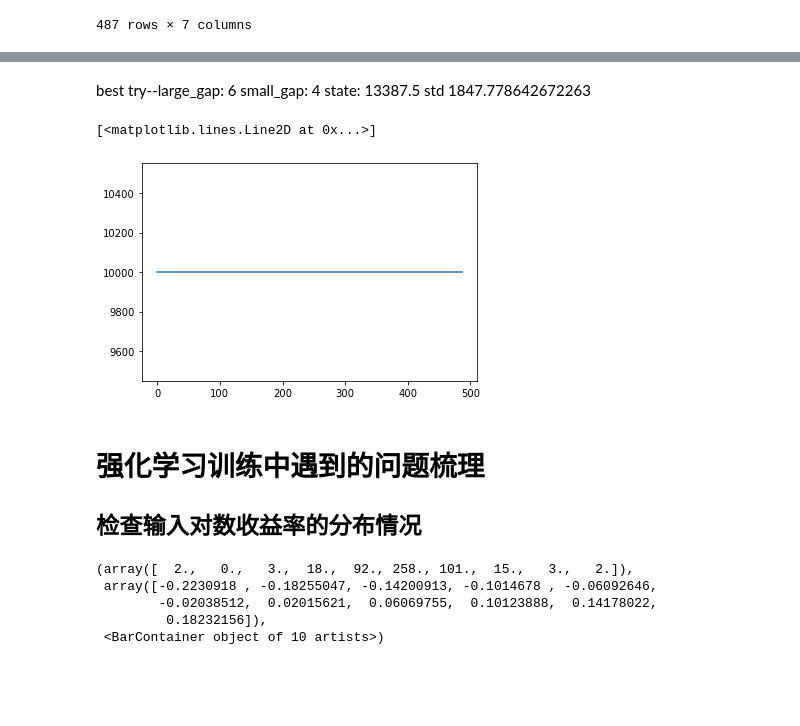
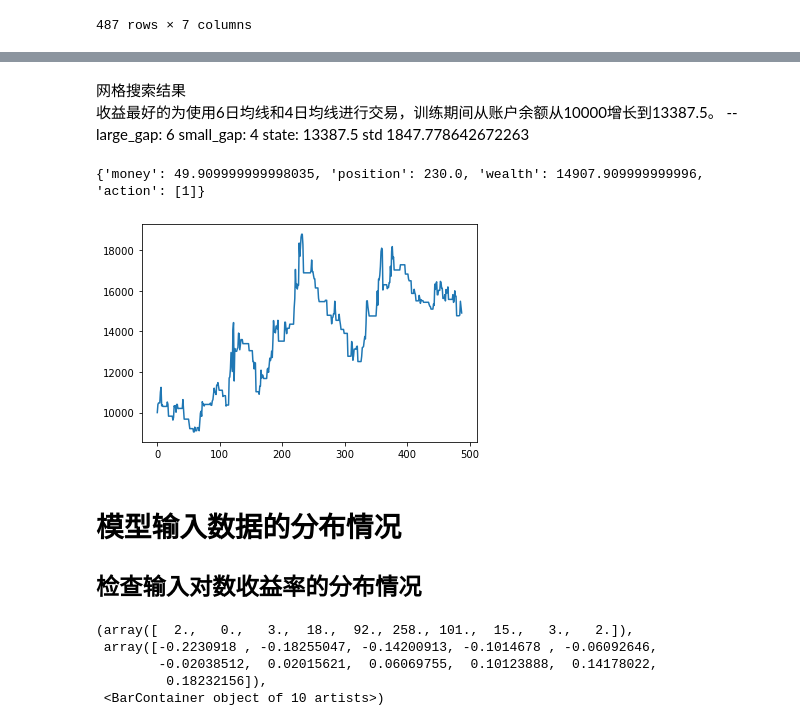
Before and after one commit to Cyberpunker2011/single_stock_trading_Actor-Critic, a Jupyter notebook: Stock_Trading_AC.ipynb, the cells around one changed output, grey strips where cells are left out. Drawn from its saved outputs; the diff is of its cells as text; code cells hidden in the pictures; blank space fills up the shorter version.

```diff
--- a/Stock_Trading_AC.ipynb
+++ b/Stock_Trading_AC.ipynb
@@ -290,3 +276,0 @@ def compute_loss(logits, actions, rewards_aaa):
-# %%
-def calculate_reward():
-    pass
@@ -305,8 +292,8 @@ one_stock_data=train_data[stock]
 '''直接利用价格作为模型输入'''
 x=np.array([one_stock_data[i-T:i] for i in range(T,len(one_stock_data))])
 '''尝试将x标准化'''
-# x=(x-np.mean(x))/np.std(x)
-trade_model=trade_bot(32,3,input_num=(T+2))
+x=(x-np.mean(x))/np.std(x)
+trade_model=trade_bot(128,3,input_num=(T+2))
 trader1=agent(initial_capital=10000,stock_list=[stock])
 mrk1=market_env(train_data,stock)
 # %% [markdown]
@@ -322,9 +309,10 @@ episode=50
 learning_rate = 1e-7
 optimizer = tf.keras.optimizers.Adam(learning_rate)
 record=[]
+loss_history=[]
 milestone=0
 
-former_layer_weight=trade_model.get_weights()
+# former_layer_weight=trade_model.get_weights()
 
 for k in range(episode):
     '''初始化模型state 和 起始资金'''
@@ -338,7 +326,7 @@ for k in range(episode):
     with tf.GradientTape() as tape:
         '''根据当前模型预测交易行为0卖，1买，2不变'''
         for i,j in zip(range(len(mrk1.data.index[T-1:-2])),mrk1.data.index[T-1:-2]):
-            # observation=np.expand_dims(x[i],axis=0)
+
             '''这里的observation只有前T日的价格，但模型不收敛，考虑加特征维度:将T日平均，和T/2日平均加入输入'''
             observation=np.append(x[i],[np.mean(x[i]),np.mean(x[i][-round(T/2)::])])
             observation=tf.expand_dims(observation,axis=0)
@@ -351,7 +339,6 @@ for k in range(episode):
             action=trader1.take_action(logit)
             actions=actions.write(i, tf.squeeze(action))
             d_state=mrk1.reveive_action(action,trader1.state,j)
-            # print(d_state)
             trader1.update_state(d_state)
             trader1.update_memory(j)
 
@@ -368,29 +355,17 @@ for k in range(episode):
 
 
         reward_sdz=(trader1.memory['reward']-np.mean(trader1.memory['reward']))/(np.std(trader1.memory['reward'])+0.00001)
-            # reward_sdz=(trader1.memory['reward'])/np.std(trader1.memory['reward'])
-            # reward_sdz=(trader1.memory['reward'])
 
         reward_sdz=tf.convert_to_tensor(reward_sdz.fillna(0),dtype=tf.float32)
-        vanila_reward=trader1.memory['reward']
-        vanila_reward=vanila_reward.fillna(0)
-            # print('reward:',reward_sdz)
-            # print(np.shape(obs_set))
-            # print(obs_set)
 
         '''模型参数更新'''
-        # actions=tf.convert_to_tensor(np.squeeze(np.squeeze(trader1.action_sequence,axis=1),axis=1))
-        # logits=tf.convert_to_tensor(np.squeeze(trader1.logits,axis=1),dtype=tf.float32)
-
         actions=actions.stack()
         logits=logits.stack()
 
-        # print('logits:',tf.shape(logits))
-        # print('actions:',tf.shape(actions))
-        # print('rewards:',tf.shape(reward_sdz))
         loss=compute_loss(logits,actions,reward_sdz)
         # print('loss',loss)
 
+    loss_history.append(loss)
     grads=tape.gradient(loss,trade_model.trainable_variables)
     # print('grads',grads)
     optimizer.apply_gradients(zip(grads, trade_model.trainable_variables))
@@ -629,11 +589,13 @@ class base_trader():
         self.memory['reward']=self.memory['reward'].shift(-1)
         self.action=self.memory['action']
 # %%
+'''对均线策略中的两条均线进行网格搜索，搜索出收益最好的两条均线，搜索范围可以自由确定，这里定位最长为11日均线'''
 stock_code='688008'
-# for T in range(1,11):
-for T in [6]:
-    # for p in range(1,T):
-    for p in [3]:
+max_record=0
+for T in range(1,11):
+# for T in [6]:
+    for p in range(1,T):
+    # for p in [4]:
         x_2=np.array([train_data[stock_code][i-T:i] for i in range(T,len(train_data[stock_code]))])
         trader_base=base_trader(initial_capital=10000,stock_list=[stock_code])
         mrk1=market_env(train_data,stock_code)
@@ -644,6 +606,10 @@ for T in [6]:
              # print(d_state)
             trader_base.update_state(d_state)
             trader_base.update_memory(j)
+
+            if trader_base.state['wealth']>max_record:
+                best_one=trader_base
+                max_record=trader_base.state['wealth']
         print('large_gap:',T,'small_gap:',p,'state:',trader_base.state['wealth'],'std',np.std(trader_base.memory['wealth']))
 # print(trader_base.memory)
 # %% [output]
@@ -651,12 +633,15 @@ large_gap: 6 small_gap: 3 state: 10000.0 std 0.0
 # %% [markdown]
-best try--large_gap: 6 small_gap: 4 state: 13387.5 std 1847.778642672263
+网格搜索结果
+收益最好的为使用6日均线和4日均线进行交易，训练期间从账户余额从10000增长到13387.5。
+--large_gap: 6 small_gap: 4 state: 13387.5 std 1847.778642672263
 # %%
-plt.plot(trader_base.memory['wealth'])
+plt.plot(best_one.memory['wealth'])
+print(best_one.state)
 # %% [output]
-[<matplotlib.lines.Line2D at 0x...>]
+{'money': 49.909999999998035, 'position': 230.0, 'wealth': 14907.909999999996, 'action': [1]}
-[figure, old version]
+[figure, new version]
 # %% [markdown]
-# 强化学习训练中遇到的问题梳理
+# 模型输入数据的分布情况
 ## 检查输入对数收益率的分布情况
 # %%
 plt.hist(log_return)
```
Also changed, not shown: parts of 54 cells of this notebook.
